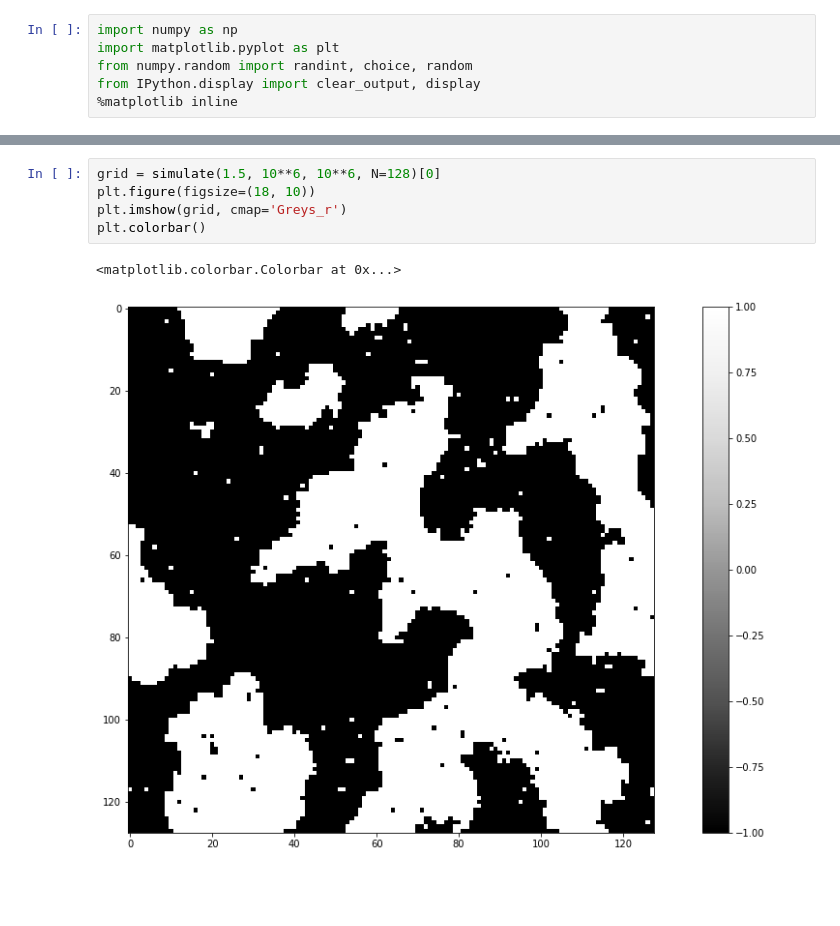
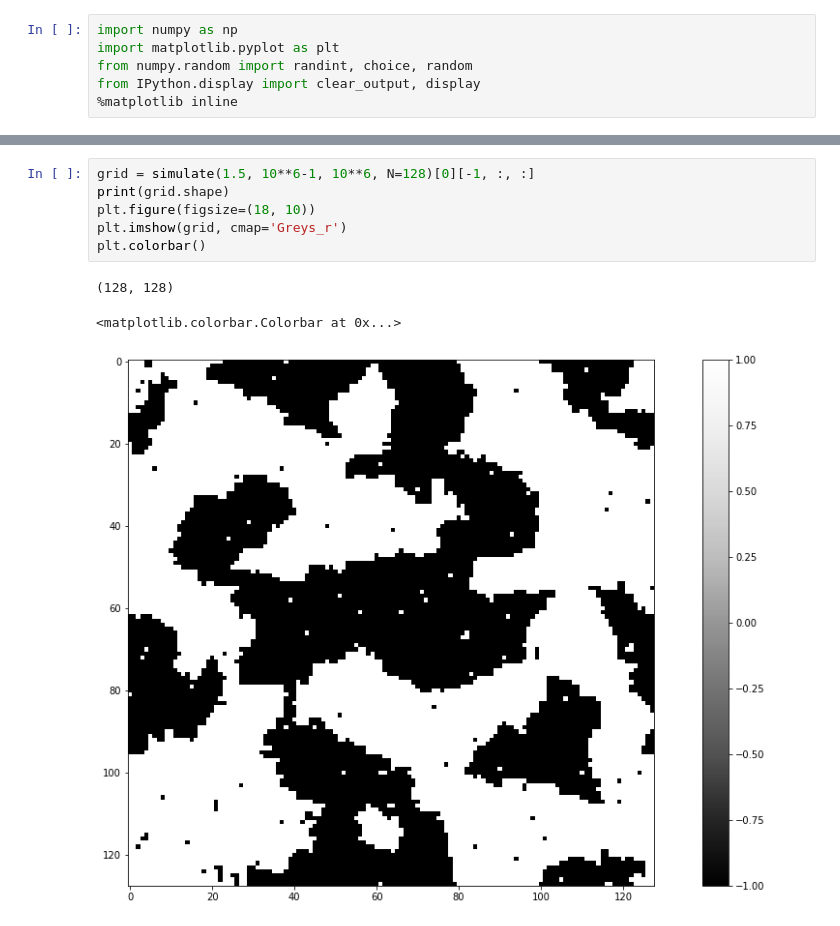
Before and after one commit to Merg3D/computational_physics_2019, a Jupyter notebook: Project2/Ising.py.ipynb, the cells around one changed output, grey strips where cells are left out. Drawn from its saved outputs; the diff is of its cells as text; blank space fills up the shorter version.

```diff
--- a/Project2/Ising.py.ipynb
+++ b/Project2/Ising.py.ipynb
@@ -91,8 +127,10 @@ plt.show()
 # %%
-grid = simulate(1.5, 10**6, 10**6, N=128)[0]
+grid = simulate(1.5, 10**6-1, 10**6, N=128)[0][-1, :, :]
+print(grid.shape)
 plt.figure(figsize=(18, 10))
 plt.imshow(grid, cmap='Greys_r')
 plt.colorbar()
 # %% [output]
-<matplotlib.colorbar.Colorbar at 0x...>
+(128, 128)
+<matplotlib.colorbar.Colorbar at 0x...>
-[figure, old version]
+[figure, new version]
```
Also changed, not shown: parts of 4 cells of this notebook.
